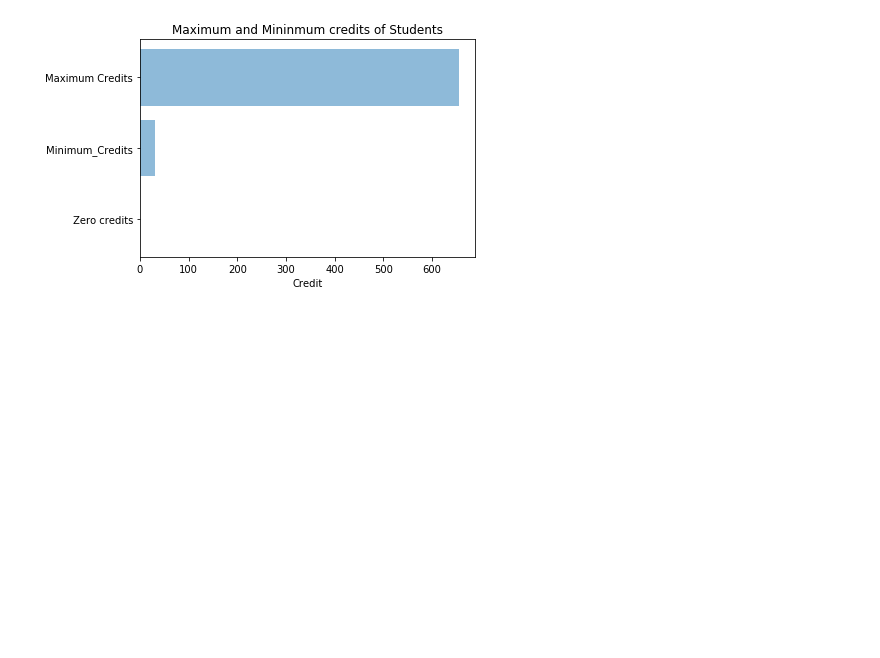
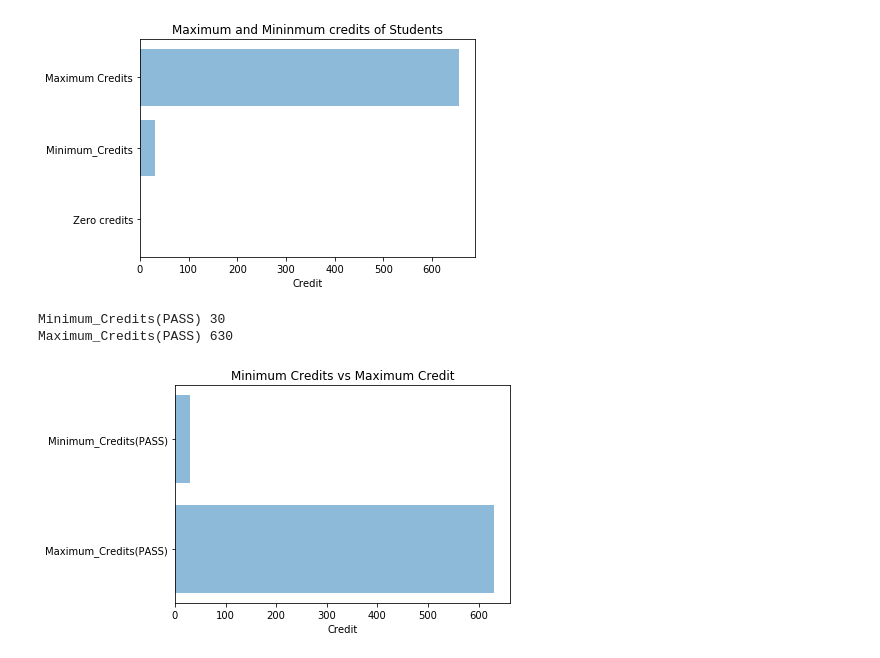
Before and after one commit to rayansami/behaviour-analysis, a Jupyter notebook: Analyzing_Open_University_Learning_Analytics_Dataset.ipynb, the cells around one changed output. Drawn from its saved outputs; the diff is of its cells as text; code cells hidden in the pictures; blank space fills up the shorter version.

Commit message:
credit

```diff
--- a/Analyzing_Open_University_Learning_Analytics_Dataset.ipynb
+++ b/Analyzing_Open_University_Learning_Analytics_Dataset.ipynb
@@ -473,3 +469,21 @@ Minimum_Credits :  30
 Maximum_Credits:  655
 Zero credits :  0
 [figure]
+# %%
+#get student past credits for passing students
+passing_student_info = student_info[student_info['final_result']=='Pass']
+print('Minimum_Credits(PASS)',passing_student_info['studied_credits'].min())
+print('Maximum_Credits(PASS)',passing_student_info['studied_credits'].max())
+
+objects = ('Maximum_Credits(PASS)', 'Minimum_Credits(PASS)')
+y_pos = np.arange(len(objects))
+performance = {(passing_student_info['studied_credits'].min()), (passing_student_info['studied_credits'].max())}
+plt.barh(y_pos, performance, align='center', alpha=0.5)
+plt.yticks(y_pos, objects)
+plt.xlabel('Credit')
+plt.title('Minimum Credits vs Maximum Credit')
+plt.show()
+# %% [output]
+Minimum_Credits(PASS) 30
+Maximum_Credits(PASS) 630
+[figure, added]
```
Also changed, not shown: parts of 3 cells of this notebook.
